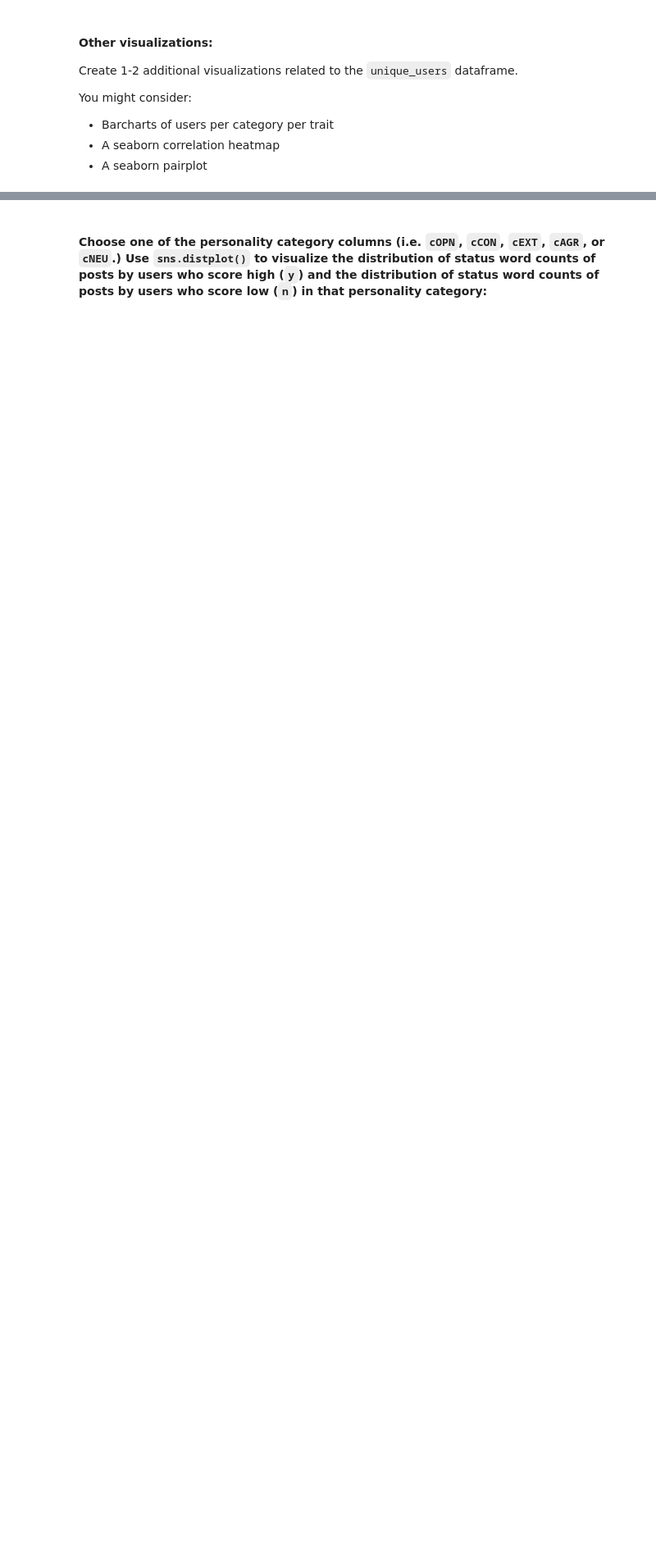
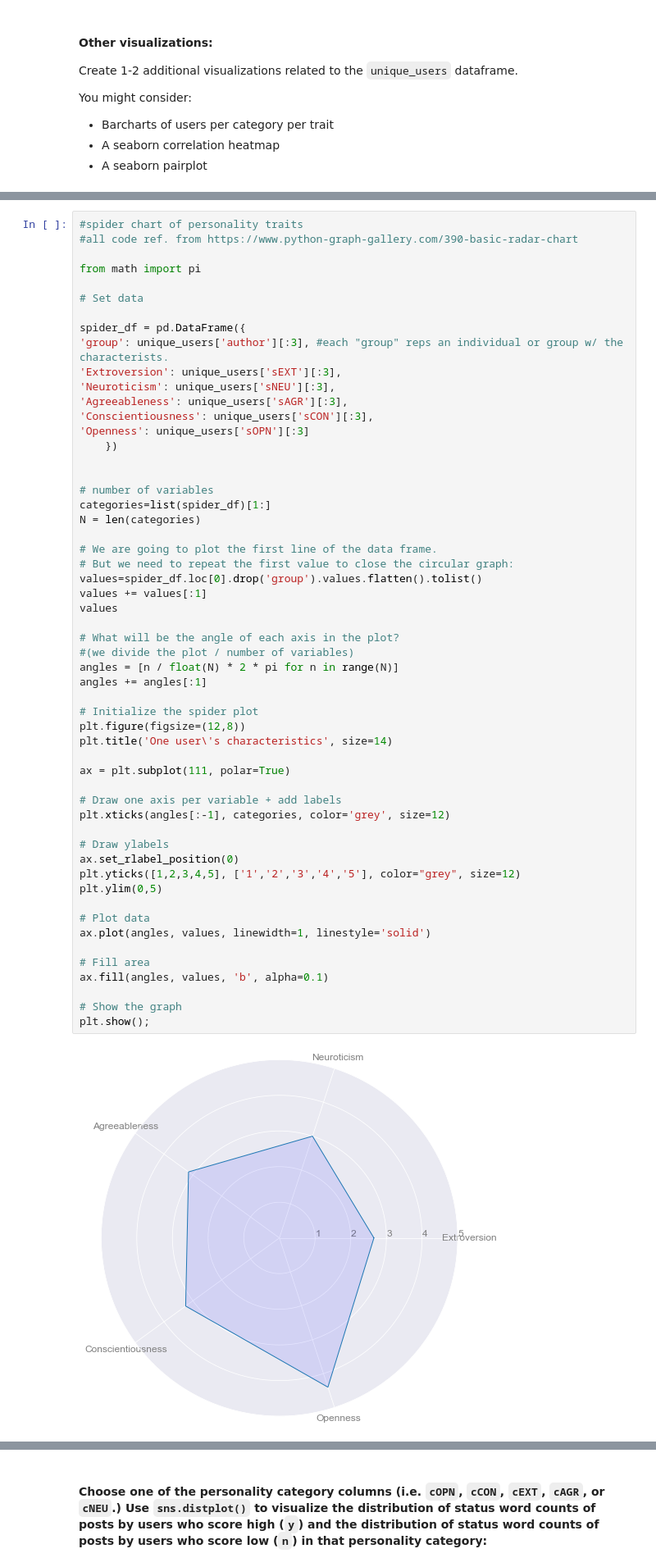
Before and after one commit to cotica/facebook-status-parser, a Jupyter notebook: lab-5-02-NLP-personality-types-starter-code.ipynb, the cells around one changed output, grey strips where cells are left out. Shown: that part at 82% size. Drawn from its saved outputs; the diff is of its cells as text; blank space fills up the shorter version.

Commit message:
spiders in my charts

```diff
--- a/lab-5-02-NLP-personality-types-starter-code.ipynb
+++ b/lab-5-02-NLP-personality-types-starter-code.ipynb
@@ -386,3 +401,60 @@ You might consider:
+# %%
+#spider chart of personality traits
+#all code ref. from https://www.python-graph-gallery.com/390-basic-radar-chart
+
+from math import pi
+
+# Set data
+
+spider_df = pd.DataFrame({
+'group': unique_users['author'][:3], #each "group" reps an individual or group w/ the characterists.
+'Extroversion': unique_users['sEXT'][:3],
+'Neuroticism': unique_users['sNEU'][:3],
+'Agreeableness': unique_users['sAGR'][:3],
+'Conscientiousness': unique_users['sCON'][:3],
+'Openness': unique_users['sOPN'][:3]
+    })
+
+
+# number of variables
+categories=list(spider_df)[1:]
+N = len(categories)
+
+# We are going to plot the first line of the data frame.
+# But we need to repeat the first value to close the circular graph:
+values=spider_df.loc[0].drop('group').values.flatten().tolist()
+values += values[:1]
+values
+
+# What will be the angle of each axis in the plot?
+#(we divide the plot / number of variables)
+angles = [n / float(N) * 2 * pi for n in range(N)]
+angles += angles[:1]
+
+# Initialize the spider plot
+plt.figure(figsize=(12,8))
+plt.title('One user\'s characteristics', size=14)
+
+ax = plt.subplot(111, polar=True)
+
+# Draw one axis per variable + add labels
+plt.xticks(angles[:-1], categories, color='grey', size=12)
+
+# Draw ylabels
+ax.set_rlabel_position(0)
+plt.yticks([1,2,3,4,5], ['1','2','3','4','5'], color="grey", size=12)
+plt.ylim(0,5)
+
+# Plot data
+ax.plot(angles, values, linewidth=1, linestyle='solid')
+
+# Fill area
+ax.fill(angles, values, 'b', alpha=0.1)
+
+# Show the graph
+plt.show();
+# %% [output]
+[figure, added]
 # %% [markdown]
 ---
 
```
Also changed, not shown: parts of 2 cells of this notebook.
